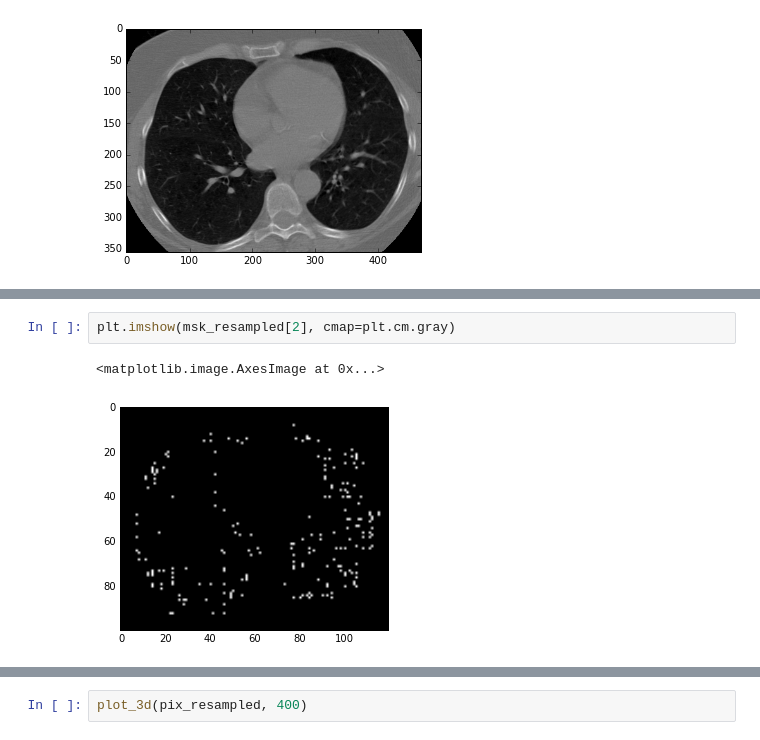
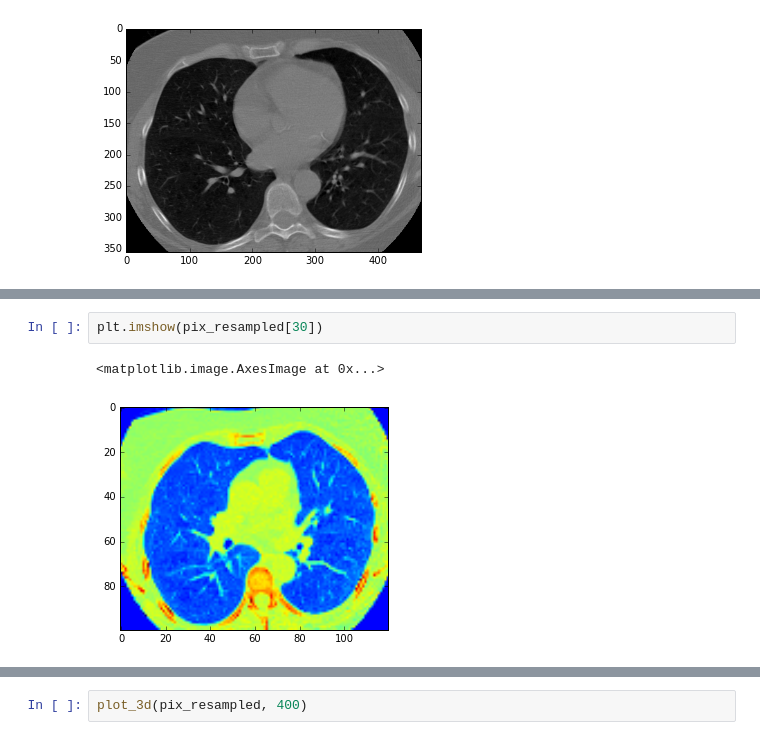
Before and after one commit to boleszek/DSB2017_nodule-detector, a Jupyter notebook: Preprocessing_tutorial.ipynb, the cells around one changed output, grey strips where cells are left out. Saved outputs shown, nothing was run; the diff lists cells and outputs as text.

```diff
--- a/Preprocessing_tutorial.ipynb
+++ b/Preprocessing_tutorial.ipynb
@@ -240,8 +239,8 @@ print("Shape after resampling\t", pix_resampled.shape)
 # %% [output]
 Shape before resampling  (136, 355, 468)
 Shape after resampling   (60, 100, 120)
-# %%
-plt.imshow(msk_resampled[2], cmap=plt.cm.gray)
-# %% [output]
-<matplotlib.image.AxesImage at 0x...>
-[figure, removed]
+# %%
+plt.imshow(pix_resampled[30])
+# %% [output]
+<matplotlib.image.AxesImage at 0x...>
+[figure, added]
```
Also changed, not shown: parts of 15 cells of this notebook.
